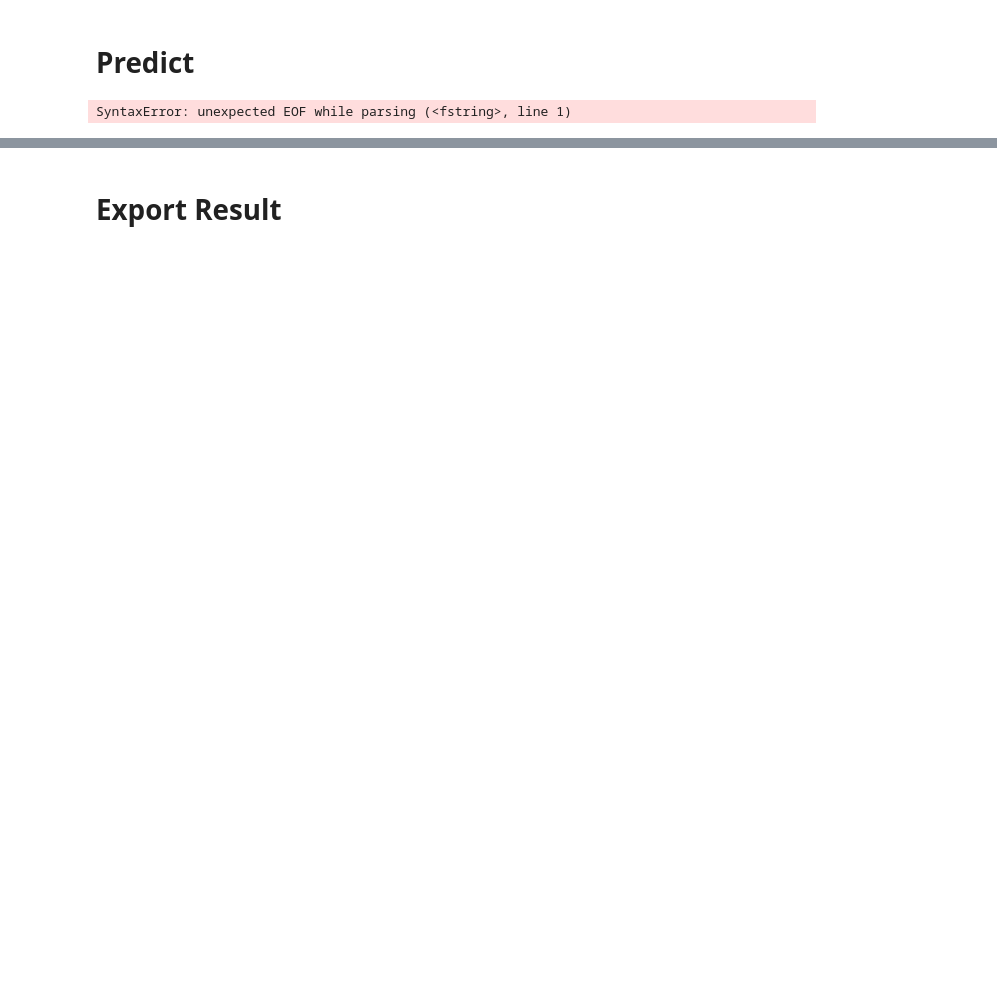
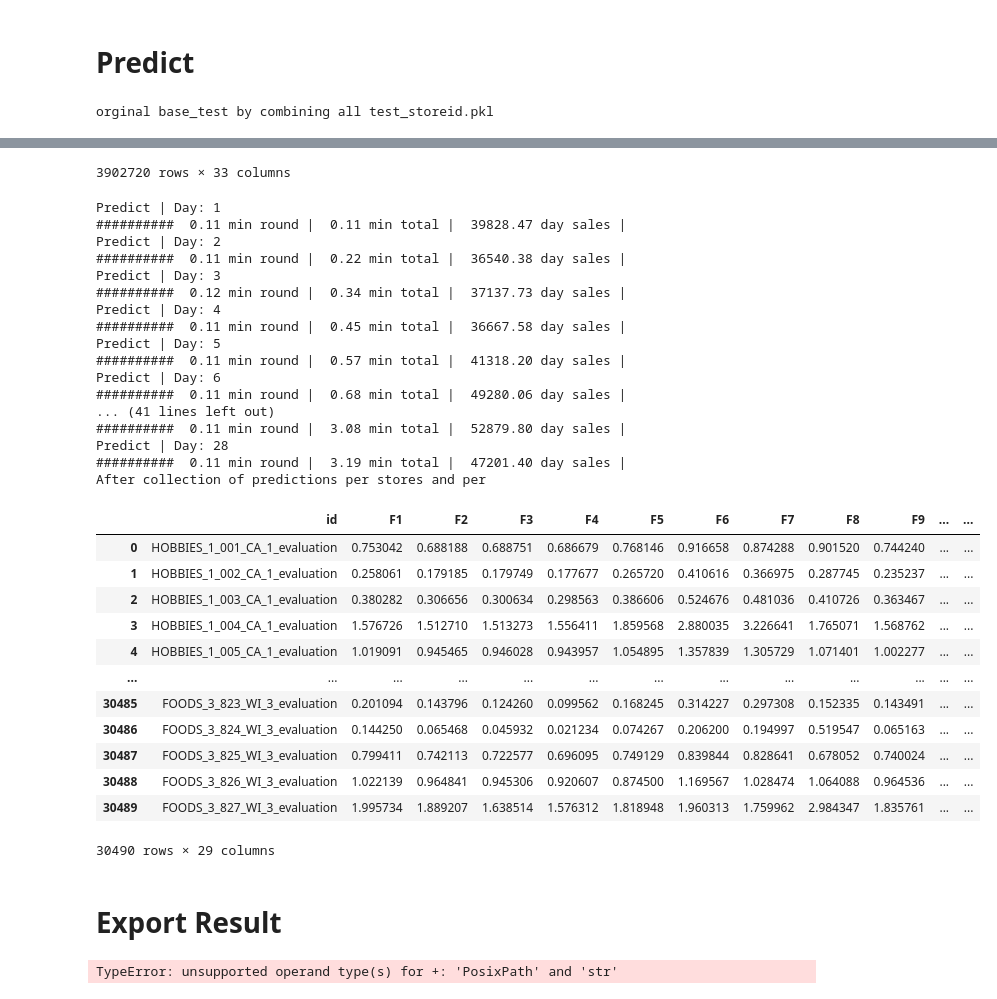
Before and after one commit to wkCircle/m5-accuracy-competition, a Jupyter notebook: m5-final-XX.ipynb, the cells around one changed output, grey strips where cells are left out. Drawn from its saved outputs; the diff is of its cells as text; code cells hidden in the pictures; blank space fills up the shorter version.

```diff
--- a/m5-final-XX.ipynb
+++ b/m5-final-XX.ipynb
@@ -152,6 +152,10 @@ stores ids are: ['CA_1', 'CA_2', 'CA_3', 'CA_4', 'TX_1', 'TX_2', 'TX_3', 'WI_1',
 ########################### Train Models
 #################################################################################
 for store_id in STORES_IDS:
+
+    model_name = f'lgb_model_{store_id}_v{VER}.bin'
+    if os.path.isfile(output_parent/model_name):
+        continue
     print('Train {}...'.format(store_id))
 
     # Get grid for current store: 1min
@@ -213,7 +217,6 @@ for store_id in STORES_IDS:
     # like estimator.predict(TEST, num_iteration=100)
     # num_iteration - number of iteration want to predict with,
     # NULL or <= 0 means use best iteration
-    model_name = f'lgb_model_{store_id}_v{VER}.bin'
     pickle.dump(estimator, open(output_parent/model_name, 'wb'))
 
     # Remove temporary files and objects
@@ -292,7 +297,7 @@ for PREDICT_DAY in range(1,29):
 
         # Read all our models and make predictions
         # for each day/store pairs
-        model_name = f'lgb_model_{store_id+}_v{VER}.bin'
+        model_name = f'lgb_model_{store_id}_v{VER}.bin'
         if USE_AUX: # use pretrained models
             model_name = AUX_MODEL + model_name
 
@@ -322,4 +327,4 @@ all_preds = all_preds.reset_index(drop=True)
 print("After collection of predictions per stores and per")
 display(all_preds)
 # %% [output]
-SyntaxError: unexpected EOF while parsing (<fstring>, line 1)
+orginal base_test by combining all test_storeid.pkl
@@ -326,3 +343,34 @@ SyntaxError: unexpected EOF while parsing (<fstring>, line 1)
+3902720 rows × 33 columns
+Predict | Day: 1
+##########  0.11 min round |  0.11 min total |  39828.47 day sales |
+Predict | Day: 2
+##########  0.11 min round |  0.22 min total |  36540.38 day sales |
+Predict | Day: 3
+##########  0.12 min round |  0.34 min total |  37137.73 day sales |
+Predict | Day: 4
+##########  0.11 min round |  0.45 min total |  36667.58 day sales |
+Predict | Day: 5
+##########  0.11 min round |  0.57 min total |  41318.20 day sales |
+Predict | Day: 6
+##########  0.11 min round |  0.68 min total |  49280.06 day sales |
+... (41 lines left out)
+##########  0.11 min round |  3.08 min total |  52879.80 day sales |
+Predict | Day: 28
+##########  0.11 min round |  3.19 min total |  47201.40 day sales |
+After collection of predictions per stores and per
+|  | id | F1 | F2 | F3 | F4 | F5 | F6 | F7 | F8 | F9 | ... | ... |
+| 0 | HOBBIES_1_001_CA_1_evaluation | 0.753042 | 0.688188 | 0.688751 | 0.686679 | 0.768146 | 0.916658 | 0.874288 | 0.901520 | 0.744240 | ... | ... |
+| 1 | HOBBIES_1_002_CA_1_evaluation | 0.258061 | 0.179185 | 0.179749 | 0.177677 | 0.265720 | 0.410616 | 0.366975 | 0.287745 | 0.235237 | ... | ... |
+| 2 | HOBBIES_1_003_CA_1_evaluation | 0.380282 | 0.306656 | 0.300634 | 0.298563 | 0.386606 | 0.524676 | 0.481036 | 0.410726 | 0.363467 | ... | ... |
+| 3 | HOBBIES_1_004_CA_1_evaluation | 1.576726 | 1.512710 | 1.513273 | 1.556411 | 1.859568 | 2.880035 | 3.226641 | 1.765071 | 1.568762 | ... | ... |
+| 4 | HOBBIES_1_005_CA_1_evaluation | 1.019091 | 0.945465 | 0.946028 | 0.943957 | 1.054895 | 1.357839 | 1.305729 | 1.071401 | 1.002277 | ... | ... |
+| ... | ... | ... | ... | ... | ... | ... | ... | ... | ... | ... | ... | ... |
+| 30485 | FOODS_3_823_WI_3_evaluation | 0.201094 | 0.143796 | 0.124260 | 0.099562 | 0.168245 | 0.314227 | 0.297308 | 0.152335 | 0.143491 | ... | ... |
+| 30486 | FOODS_3_824_WI_3_evaluation | 0.144250 | 0.065468 | 0.045932 | 0.021234 | 0.074267 | 0.206200 | 0.194997 | 0.519547 | 0.065163 | ... | ... |
+| 30487 | FOODS_3_825_WI_3_evaluation | 0.799411 | 0.742113 | 0.722577 | 0.696095 | 0.749129 | 0.839844 | 0.828641 | 0.678052 | 0.740024 | ... | ... |
+| 30488 | FOODS_3_826_WI_3_evaluation | 1.022139 | 0.964841 | 0.945306 | 0.920607 | 0.874500 | 1.169567 | 1.028474 | 1.064088 | 0.964536 | ... | ... |
+| 30489 | FOODS_3_827_WI_3_evaluation | 1.995734 | 1.889207 | 1.638514 | 1.576312 | 1.818948 | 1.960313 | 1.759962 | 2.984347 | 1.835761 | ... | ... |
+30490 rows × 29 columns
 # %% [markdown]
 # Export Result
 # %%
@@ -335,3 +383,5 @@ SyntaxError: unexpected EOF while parsing (<fstring>, line 1)
 submission = pd.read_csv(ORIGINAL+'sample_submission.csv')[['id']]
 submission = submission.merge(all_preds, on=['id'], how='left').fillna(0)
 submission.to_csv(output_parent/'submission_v{VER}.csv', index=False)
+# %% [output]
+TypeError: unsupported operand type(s) for +: 'PosixPath' and 'str'
```
Also changed, not shown: parts of 3 cells of this notebook, 1 other file.
